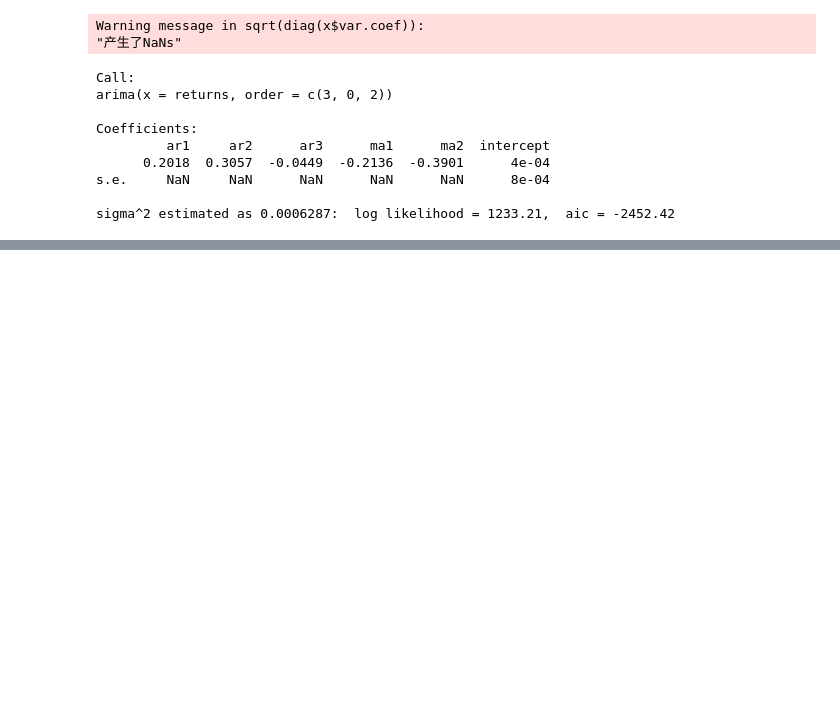
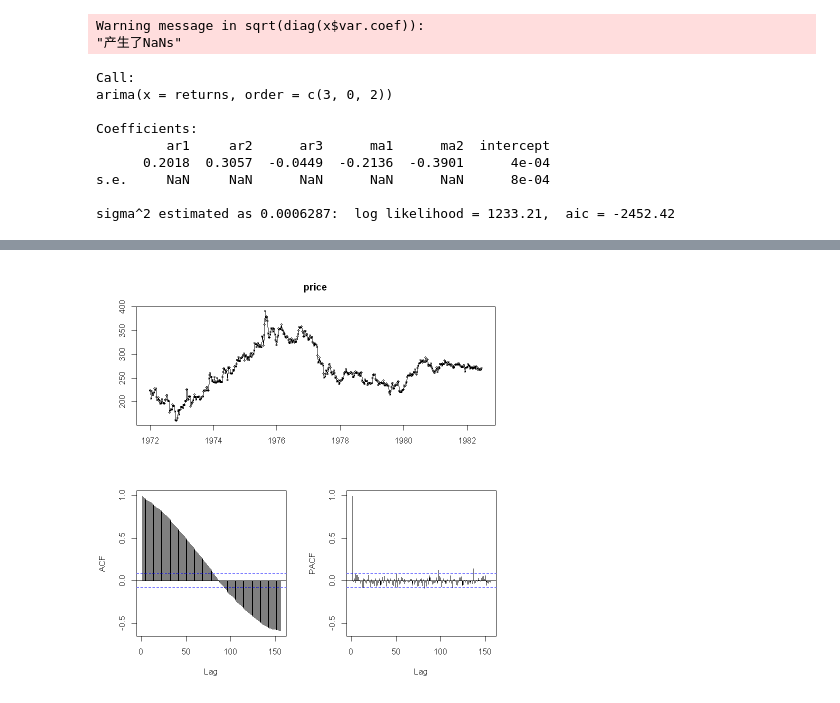
Before and after one commit to HoBeedzc/FDM-Project-2021, a Jupyter notebook: notebook/homework1.ipynb, the cells around one changed output, grey strips where cells are left out. Saved outputs shown, nothing was run; the diff lists cells and outputs as text; code cells hidden in the pictures; blank space fills up the shorter version.

```diff
--- a/notebook/homework1.ipynb
+++ b/notebook/homework1.ipynb
@@ -225,0 +311,9 @@ lines(0:(length(aic)-1),aic,lty=2)
+# %%
+da <- read.csv("./黄金周数据.csv",head=F)
+names(da) <- c('date','price')
+head(da)
+# %%
+price <- da$price
+price = ts(da$price,frequency=52,start=c(1972,1,10))
+head(price)
+plot.ts(price)
@@ -225,0 +324,4 @@ lines(0:(length(aic)-1),aic,lty=2)
+# %%
+tsdisplay(price)
+# %% [output]
+[figure, added]
```
Also changed, not shown: parts of 24 cells of this notebook.
